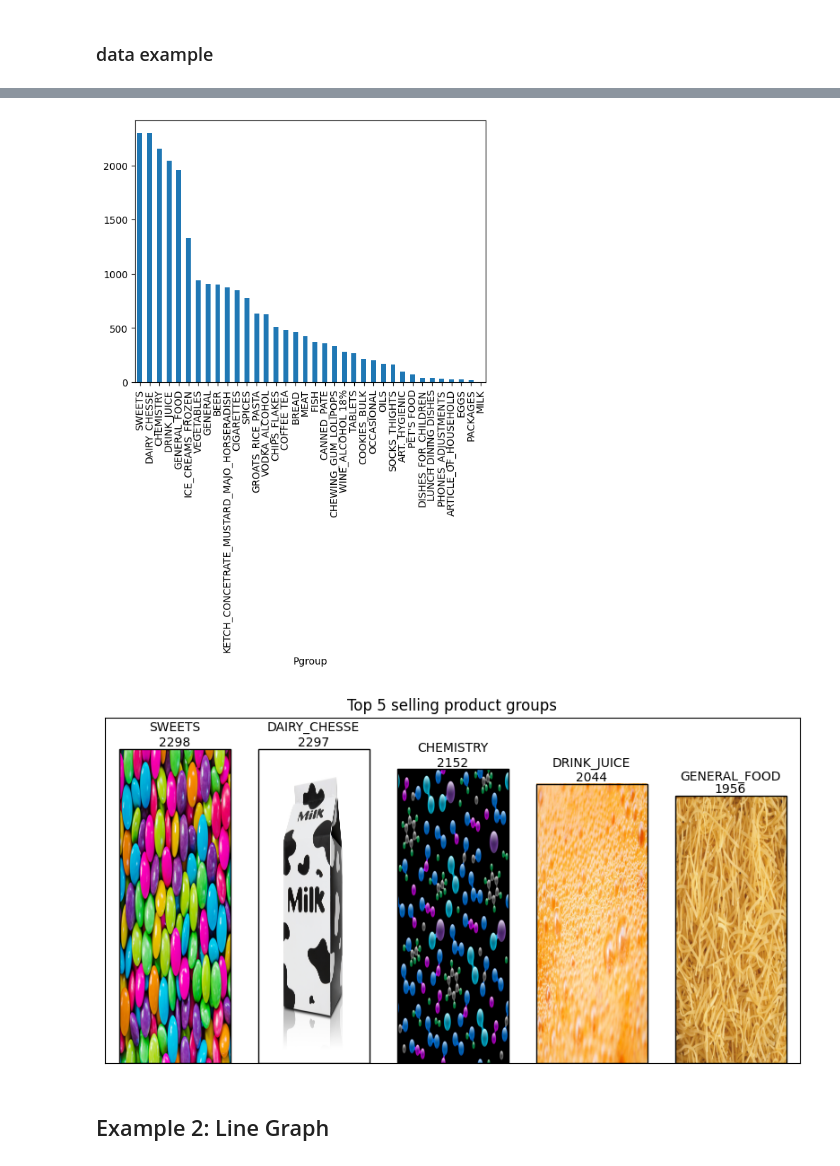
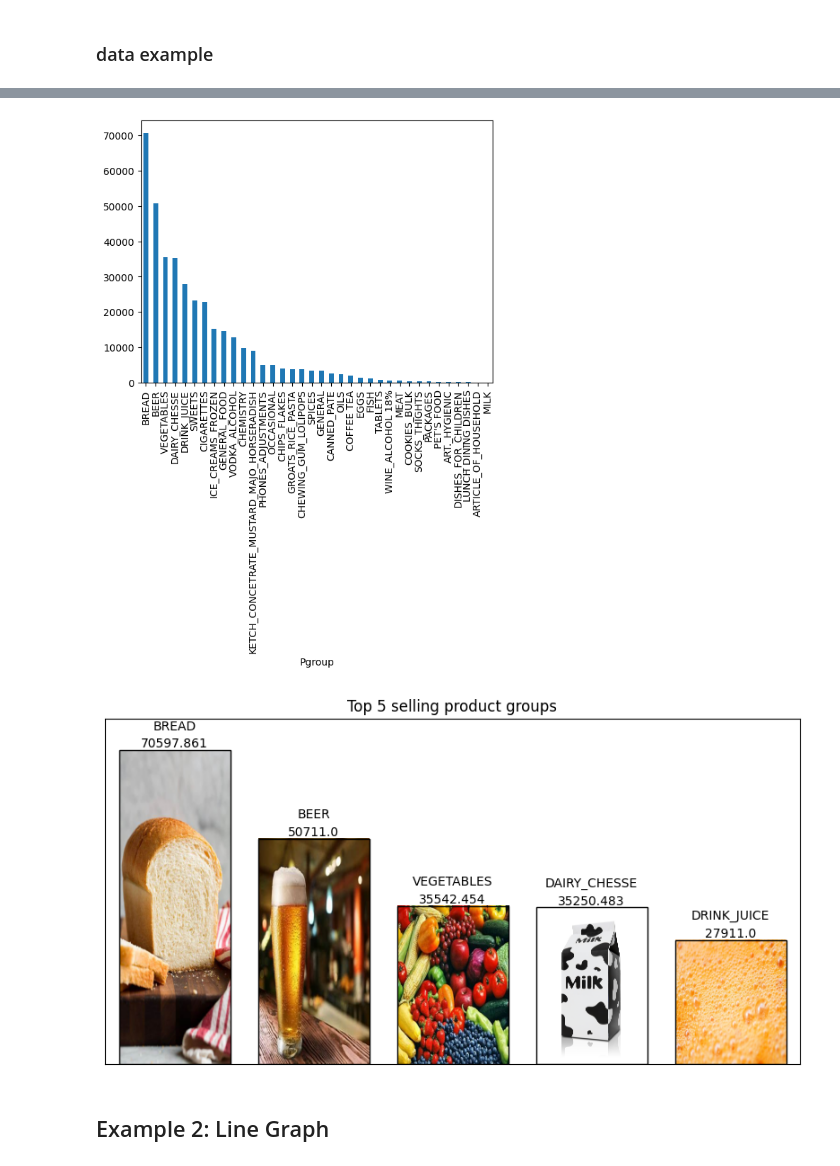
Before and after one commit to JoseACortes/datathon-workshop, a Jupyter notebook: workshop.ipynb, the cells around one changed output, grey strips where cells are left out. Saved outputs shown, nothing was run; the diff lists cells and outputs as text; code cells hidden in the pictures.

```diff
--- a/workshop.ipynb
+++ b/workshop.ipynb
@@ -53,5 +60,8 @@ pd.read_csv('data/ROTATION_of_products01.01.2018-09.01.2019.csv', delimiter=';',
 16334 rows × 9 columns
 # %%
 sales = pd.read_csv('data/SELL_1.csv', delimiter=';', encoding='latin1')
-for col in sales.columns[5:]:
+for col in sales.columns[4:]:
+    sales = sales[sales[col] != ' ']
     sales[col] = sales[col].str.replace(',', '.').astype(float)
+sales['Date'] = pd.to_datetime(sales.Date, format="%d.%m.%Y")
+sales = sales.sort_values('Date')
@@ -107,0 +94,3 @@ Name: count, dtype: int64
+# %%
+sales_by_group = sales.groupby('Pgroup')['Pquantity'].sum().sort_values(ascending=False)
+sales_by_group
@@ -108,8 +115,8 @@ Name: count, dtype: int64
 # %%
-sales.Pgroup.value_counts().plot(kind='bar')
+sales_by_group.plot(kind='bar')
 plt.show()
 # %% [output]
-[figure, old version]
+[figure, new version]
 # %%
 images = {
     'SWEETS': 'data/images/candy.jpg',
@@ -118,46 +125,51 @@ images = {
     'DAIRY_CHESSE': 'data/images/milk.jpg',
     'GENERAL_FOOD': 'data/images/pasta.jpg',
     'DRINK_JUICE': 'data/images/juice.jpg',
+    'BREAD': 'data/images/bread.jpg',
+    'BEER': 'data/images/beer.jpg',
+    'VEGETABLES': 'data/images/veg.jpg',
     }
 # %%
 # now make it with the words on the bars
 top_n = 5
 
-ind = sales.Pgroup.value_counts().index[:top_n]
-val = sales.Pgroup.value_counts().values[:top_n]
+quantities = sales_by_group
+
+ind = quantities.index[:top_n]
+val = quantities.values[:top_n]
 
 fig, ax = plt.subplots(figsize=(10, 5))
 bars = plt.bar(ind, val, fill=False)
 _s, labels = plt.xticks(rotation=90)
 label_texts = [label.get_text() for label in labels]
 files = [images[label_text] for label_text in label_texts]
 imgs = [mpimg.imread(file) for file in files]
 
 
 for _ in range(top_n):
     b_h, b_w = bars[_].get_height(), bars[_].get_width()
     b_x, b_y = bars[_].get_x(), bars[_].get_y()
     left, right = (b_x), (b_x + b_w)
     bottom, top = (b_y), (b_y + b_h)
     ax.imshow(
         imgs[_],
         extent = [left, right, bottom, top],
         aspect='auto',
         )
     ax.text(b_x + b_w/2, b_h, str(b_h), ha='center', va='bottom')
-    ax.text(b_x + b_w/2, b_h*1.05, label_texts[_], ha='center', va='bottom')
+    ax.text(b_x + b_w/2, b_h+4000, label_texts[_], ha='center', va='bottom')
 
 ax.set_xlim(-0.5, top_n-0.5)
 ax.set_ylim(0, max(val)*1.1)
 
 plt.yticks([])
 plt.xticks([])
 
 plt.title('Top 5 selling product groups')
 
 plt.show()
 # %% [output]
-[figure, old version]
+[figure, new version]
 # %% [markdown]
 ## Example 2: Line Graph
 # %% [markdown]
```
Also changed, not shown: parts of 35 cells of this notebook, 3 other files.
